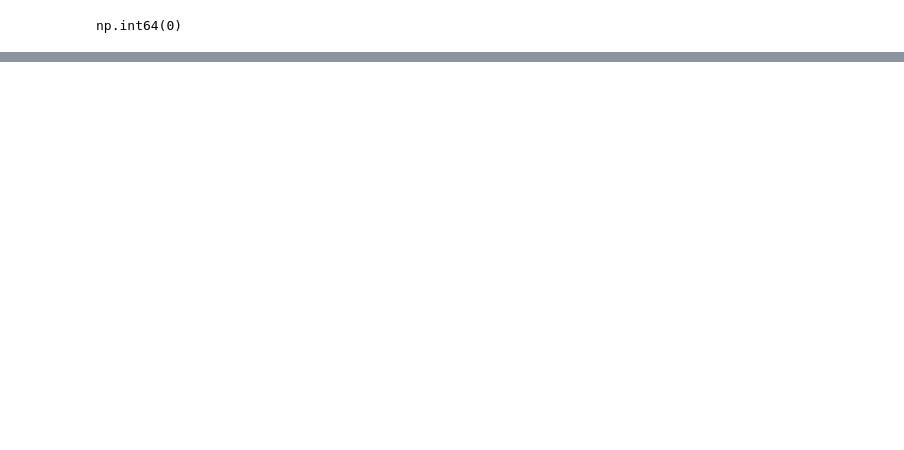
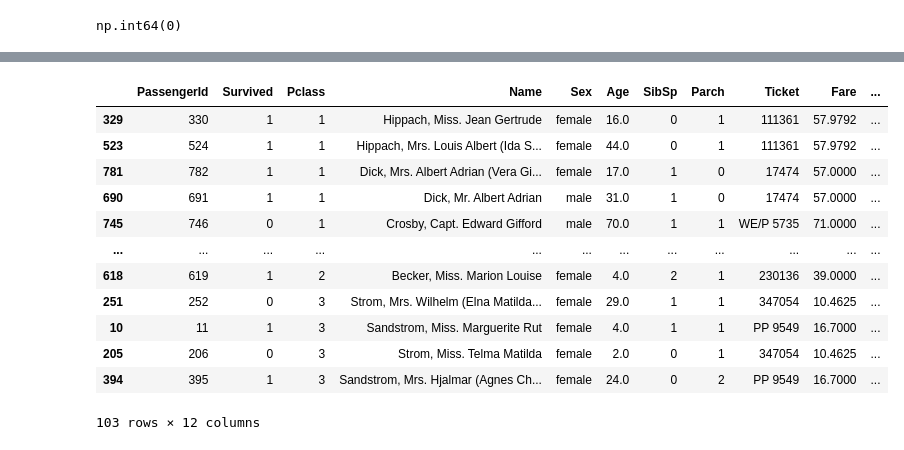
Before and after one commit to gjcdanijel/ml-titanic, a Jupyter notebook: titanic.ipynb, the cells around one changed output, grey strips where cells are left out. Saved outputs shown, nothing was run; the diff lists cells and outputs as text; code cells hidden in the pictures; blank space fills up the shorter version.

```diff
--- a/titanic.ipynb
+++ b/titanic.ipynb
@@ -162,0 +97,17 @@ messrs
+# %%
+duplicates = df[df['Cabin'].notna() & df['Cabin'].duplicated(keep=False)]
+duplicates.sort_values('Cabin')
+# %% [output]
+|  | PassengerId | Survived | Pclass | Name | Sex | Age | SibSp | Parch | Ticket | Fare | ... |
+| 329 | 330 | 1 | 1 | Hippach, Miss. Jean Gertrude | female | 16.0 | 0 | 1 | 111361 | 57.9792 | ... |
+| 523 | 524 | 1 | 1 | Hippach, Mrs. Louis Albert (Ida S... | female | 44.0 | 0 | 1 | 111361 | 57.9792 | ... |
+| 781 | 782 | 1 | 1 | Dick, Mrs. Albert Adrian (Vera Gi... | female | 17.0 | 1 | 0 | 17474 | 57.0000 | ... |
+| 690 | 691 | 1 | 1 | Dick, Mr. Albert Adrian | male | 31.0 | 1 | 0 | 17474 | 57.0000 | ... |
+| 745 | 746 | 0 | 1 | Crosby, Capt. Edward Gifford | male | 70.0 | 1 | 1 | WE/P 5735 | 71.0000 | ... |
+| ... | ... | ... | ... | ... | ... | ... | ... | ... | ... | ... | ... |
+| 618 | 619 | 1 | 2 | Becker, Miss. Marion Louise | female | 4.0 | 2 | 1 | 230136 | 39.0000 | ... |
+| 251 | 252 | 0 | 3 | Strom, Mrs. Wilhelm (Elna Matilda... | female | 29.0 | 1 | 1 | 347054 | 10.4625 | ... |
+| 10 | 11 | 1 | 3 | Sandstrom, Miss. Marguerite Rut | female | 4.0 | 1 | 1 | PP 9549 | 16.7000 | ... |
+| 205 | 206 | 0 | 3 | Strom, Miss. Telma Matilda | female | 2.0 | 0 | 1 | 347054 | 10.4625 | ... |
+| 394 | 395 | 1 | 3 | Sandstrom, Mrs. Hjalmar (Agnes Ch... | female | 24.0 | 0 | 2 | PP 9549 | 16.7000 | ... |
+103 rows × 12 columns
```
Also changed, not shown: parts of 6 cells of this notebook.
